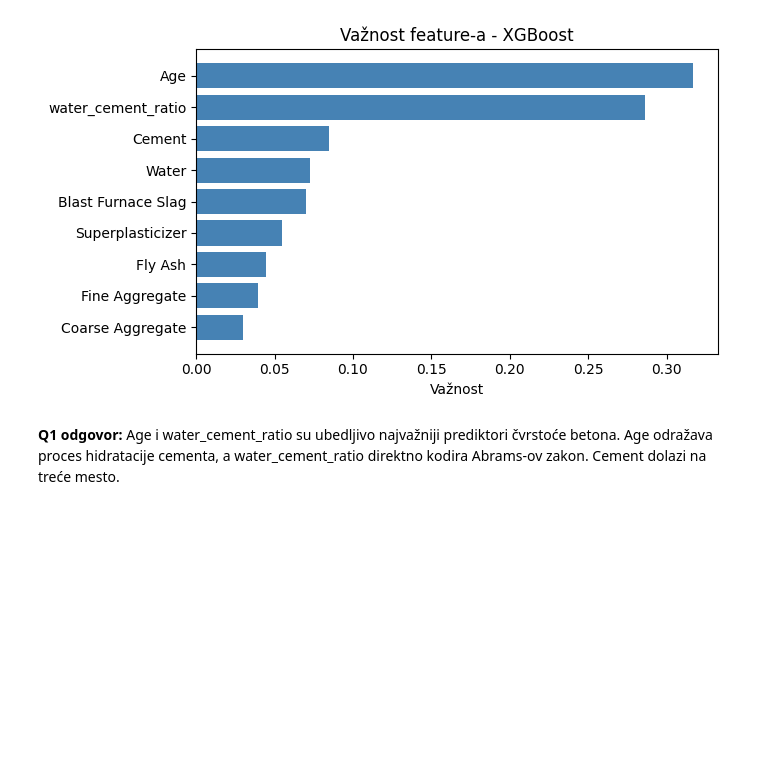
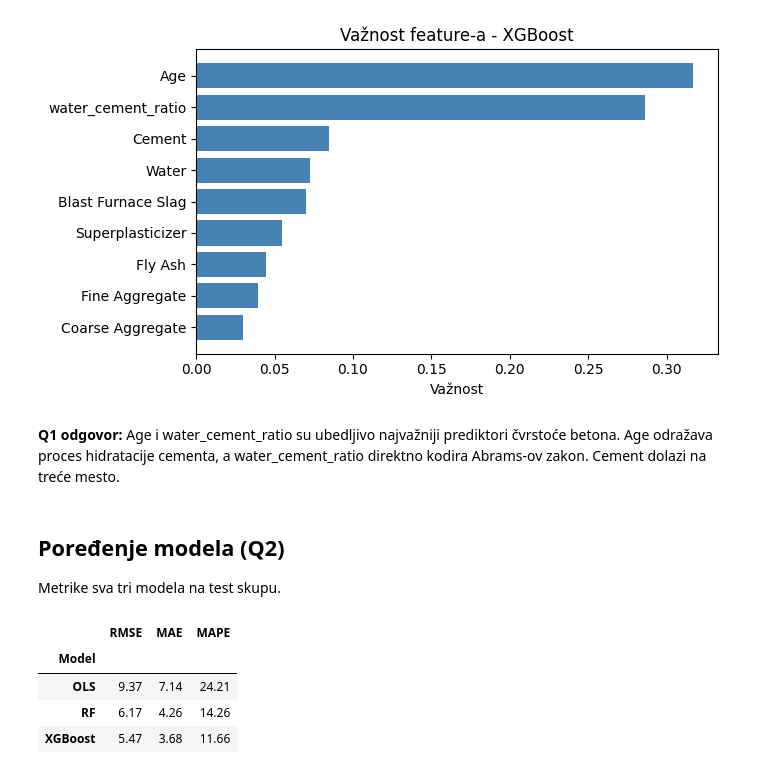
Before and after one commit to rev333nge/concrete-strength-prediction, a Jupyter notebook: notebook.ipynb, the cells around one changed output. Saved outputs shown, nothing was run; the diff lists cells and outputs as text; code cells hidden in the pictures; blank space fills up the shorter version.

```diff
--- a/notebook.ipynb
+++ b/notebook.ipynb
@@ -246,3 +247,17 @@ plot_feature_importance_single(xgb, "XGBoost")
 [figure]
 # %% [markdown]
 **Q1 odgovor:** Age i water_cement_ratio su ubedljivo najvažniji prediktori čvrstoće betona. Age odražava proces hidratacije cementa, a water_cement_ratio direktno kodira Abrams-ov zakon. Cement dolazi na treće mesto.
+# %% [markdown]
+## Poređenje modela (Q2)
+
+Metrike sva tri modela na test skupu.
+# %%
+results_all = {"OLS": results_ols, "RF": results_rf, "XGBoost": results_xgb}
+df_cmp = comparison_table(results_all)
+df_cmp[df_cmp["Split"] == "test"].set_index("Model").drop(columns="Split")
+# %% [output]
+|  | RMSE | MAE | MAPE |
+| Model |  |  |  |
+| OLS | 9.37 | 7.14 | 24.21 |
+| RF | 6.17 | 4.26 | 14.26 |
+| XGBoost | 5.47 | 3.68 | 11.66 |
```
Also changed, not shown: parts of 8 cells of this notebook.
